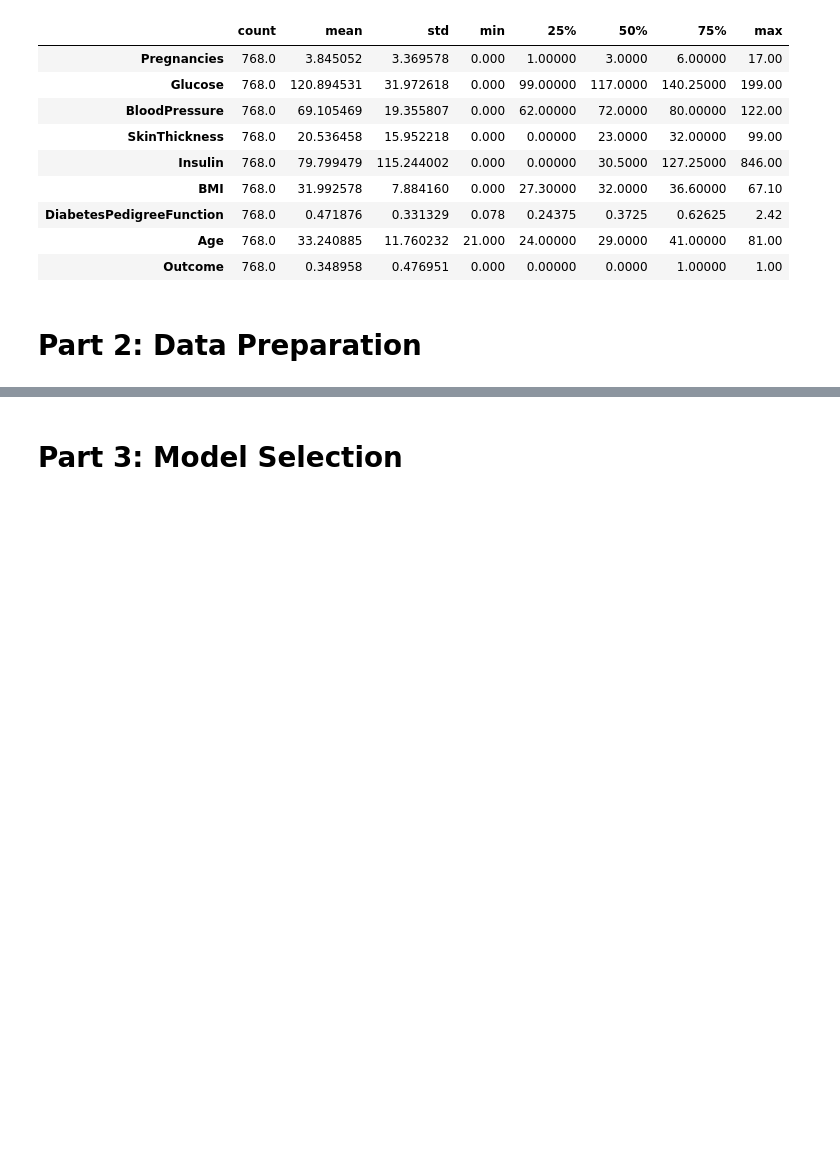
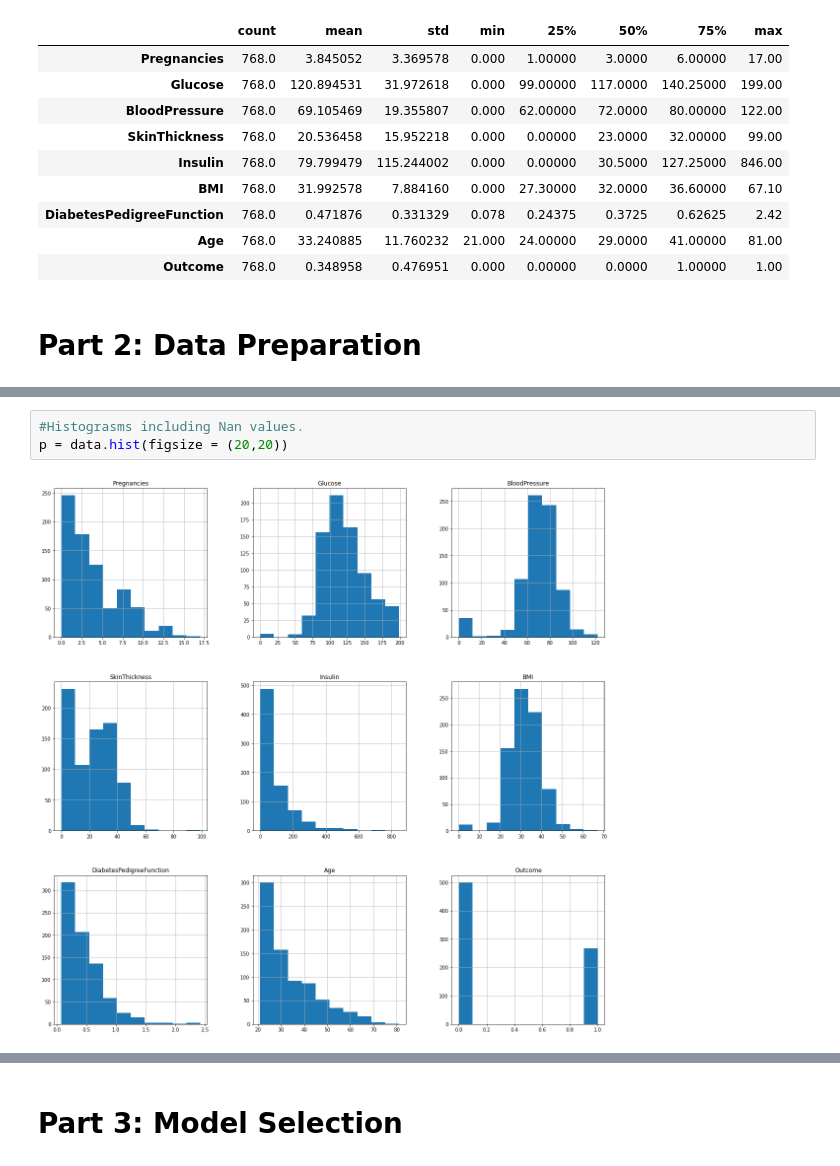
Before and after one commit to MavrellousG/MachineLearningNotebooks, a Jupyter notebook: Choosing_the_right_estimator.ipynb, the cells around one changed output, grey strips where cells are left out. Cells and saved outputs as stored; diff of their text form; blank space fills up the shorter version.

```diff
--- a/Choosing_the_right_estimator.ipynb
+++ b/Choosing_the_right_estimator.ipynb
@@ -134,0 +119,5 @@ memory usage: 54.1 KB
+# %%
+#Histograsms including Nan values.
+p = data.hist(figsize = (20,20))
+# %% [output]
+[figure, added]
```
Also changed, not shown: parts of 14 cells of this notebook.
